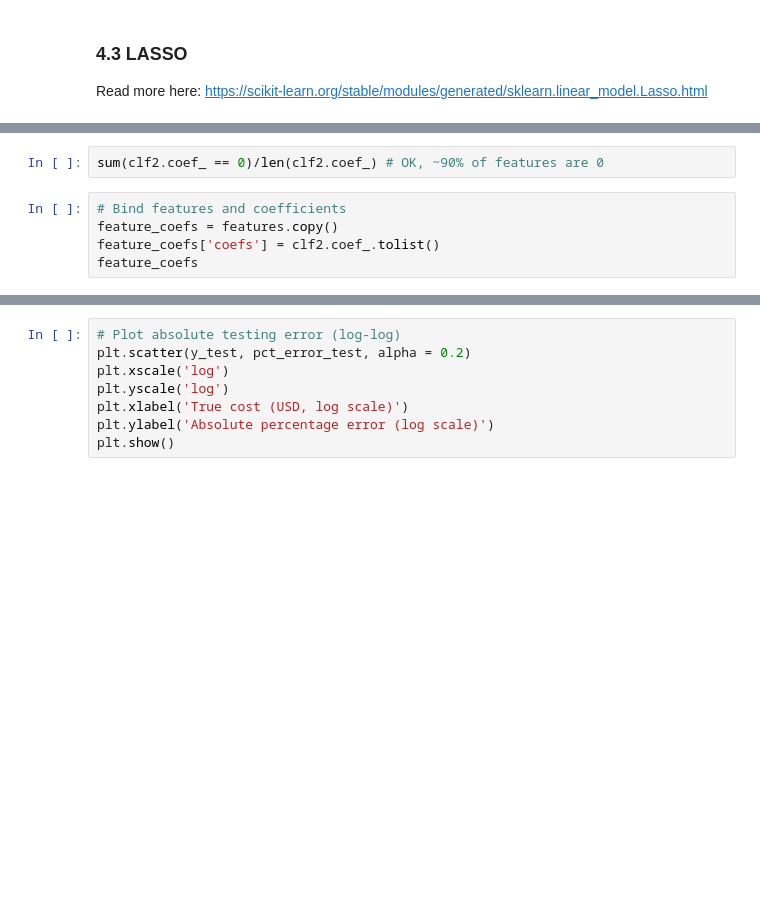
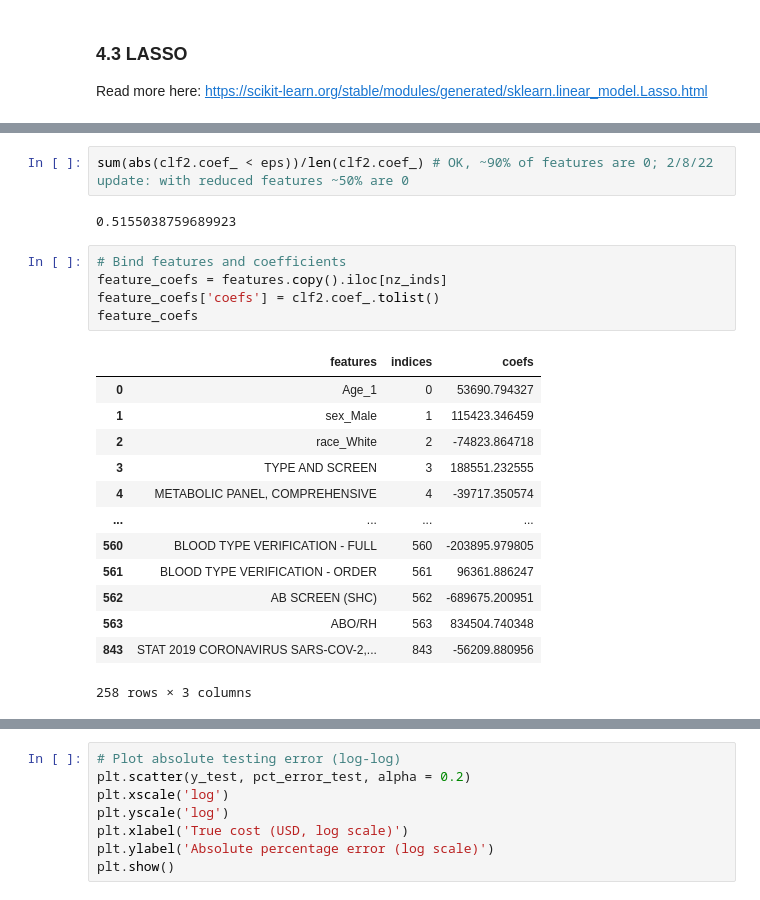
Before and after one commit to HealthRex/CDSS, a Jupyter notebook: scripts/InpatientVariabilityUpdate/Master file.ipynb, the cells around one changed output, grey strips where cells are left out. Drawn from its saved outputs; the diff is of its cells as text; blank space fills up the shorter version.

```diff
--- a/scripts/InpatientVariabilityUpdate/Master file.ipynb
+++ b/scripts/InpatientVariabilityUpdate/Master file.ipynb
@@ -375,9 +664,25 @@ print(clf2.intercept_)
 # %%
-sum(clf2.coef_ == 0)/len(clf2.coef_) # OK, ~90% of features are 0
+sum(abs(clf2.coef_ < eps))/len(clf2.coef_) # OK, ~90% of features are 0; 2/8/22 update: with reduced features ~50% are 0
+# %% [output]
+0.5155038759689923
 # %%
 # Bind features and coefficients
-feature_coefs = features.copy()
+feature_coefs = features.copy().iloc[nz_inds]
 feature_coefs['coefs'] = clf2.coef_.tolist()
 feature_coefs
+# %% [output]
+|  | features | indices | coefs |
+| 0 | Age_1 | 0 | 53690.794327 |
+| 1 | sex_Male | 1 | 115423.346459 |
+| 2 | race_White | 2 | -74823.864718 |
+| 3 | TYPE AND SCREEN | 3 | 188551.232555 |
+| 4 | METABOLIC PANEL, COMPREHENSIVE | 4 | -39717.350574 |
+| ... | ... | ... | ... |
+| 560 | BLOOD TYPE VERIFICATION - FULL | 560 | -203895.979805 |
+| 561 | BLOOD TYPE VERIFICATION - ORDER | 561 | 96361.886247 |
+| 562 | AB SCREEN (SHC) | 562 | -689675.200951 |
+| 563 | ABO/RH | 563 | 834504.740348 |
+| 843 | STAT 2019 CORONAVIRUS SARS-COV-2,... | 843 | -56209.880956 |
+258 rows × 3 columns
 # %%
 # Features with nonzero LASSO coefficients
```
Also changed, not shown: parts of 29 cells of this notebook.
